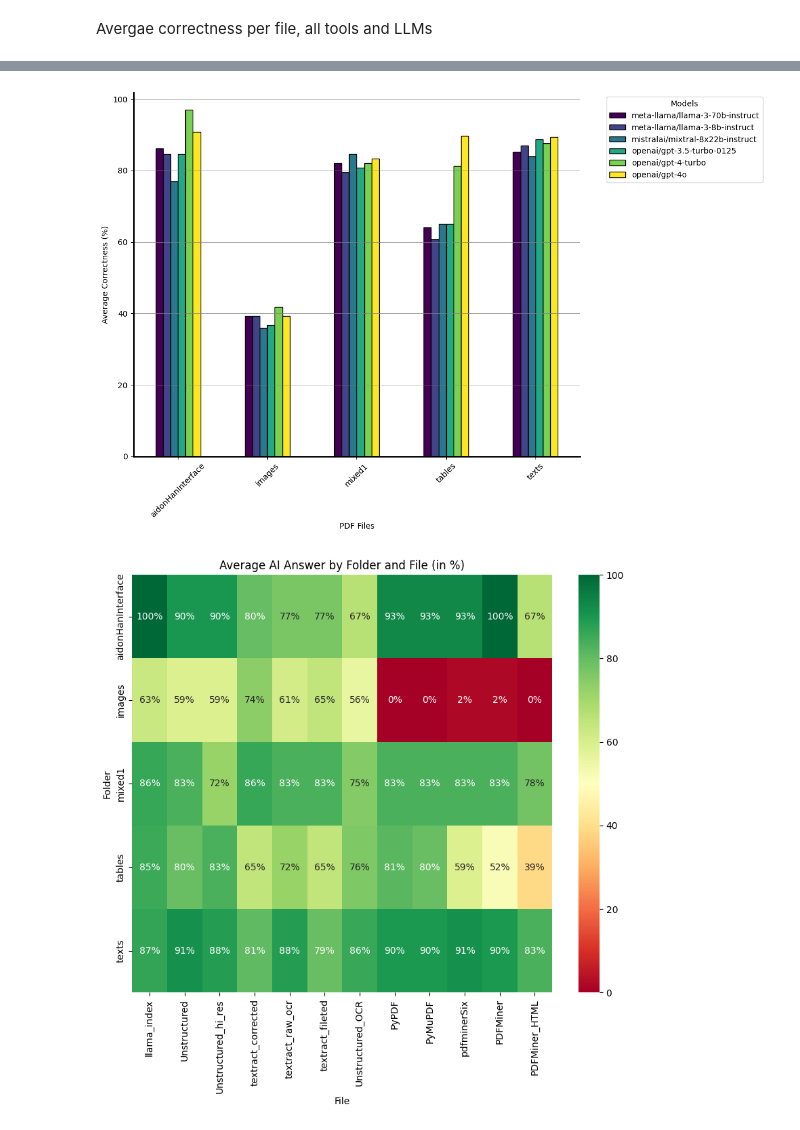
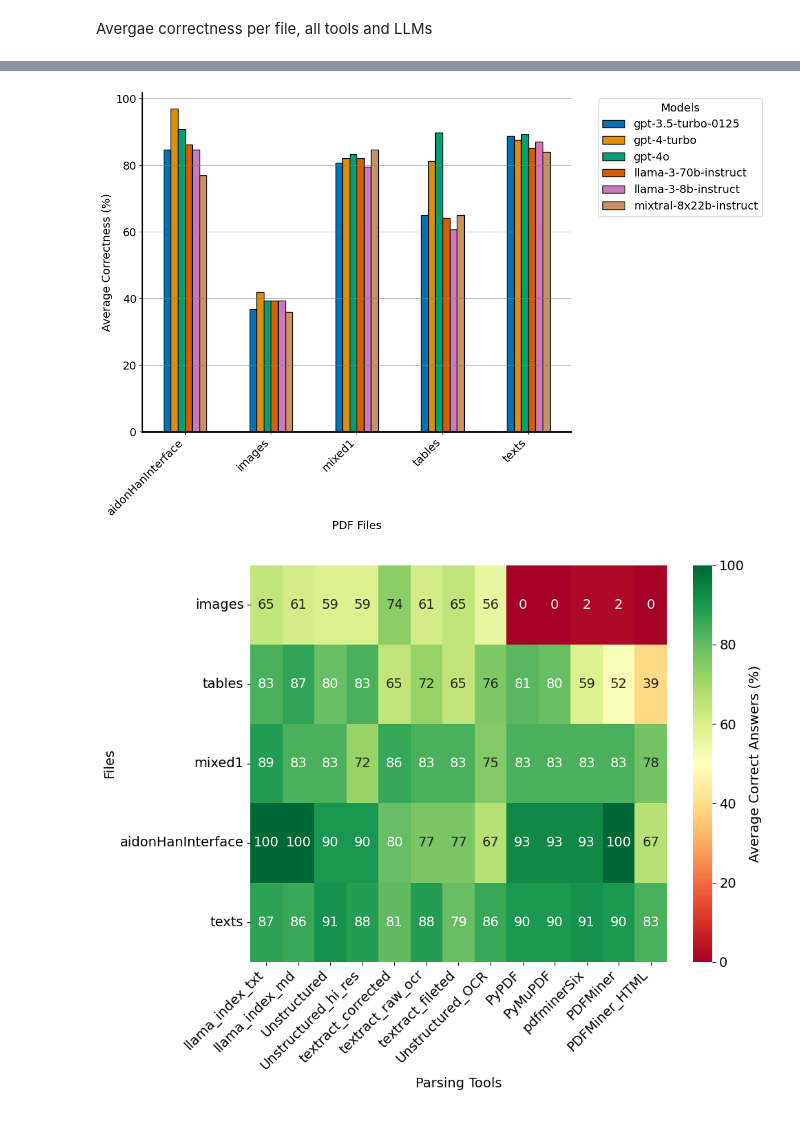
Before and after one commit to per25/PDF-Parsing-Unveiling-the-Most-Effective-Large-Language-Model, a Jupyter notebook: graphmaker.ipynb, the cells around one changed output, grey strips where cells are left out. Drawn from its saved outputs; the diff is of its cells as text; code cells hidden in the pictures.

Commit message:
Update graph

```diff
--- a/graphmaker.ipynb
+++ b/graphmaker.ipynb
@@ -4,7 +4,7 @@ import matplotlib.pyplot as plt
 import seaborn as sns
 # %%
 # Load an Excel file
-file_path = 'res_test_with_ai.xlsx'  # Change this to the path of your Excel file
+file_path = 'modified_res_test_with_ai.xlsx'  # Change this to the path of your Excel file
 data = pd.read_excel(file_path, header=0)
 # %%
 # Display the first few rows of the data
@@ -166,10 +247,19 @@ plt.show()
 grouped_data = data.groupby(['Model', 'Folder'])['AI Answer'].mean() * 100
 # This unstacks the 'File' level of the index to columns, useful for certain types of visualizations
 grouped_data = grouped_data.unstack('Model')
+sns.set_palette("colorblind")
 
+plt.rcParams.update({
+    'axes.titlesize': 16,
+    'axes.labelsize': 14,
+    'xtick.labelsize': 14,
+    'ytick.labelsize': 14,
+    'legend.fontsize': 14,
+    'legend.title_fontsize': 14
+})
 # Plotting the average correctness for each tool and model using a vertical bar chart
 fig, ax = plt.subplots(figsize=(12, 8))
-grouped_data.plot(kind='bar', ax=ax, colormap='viridis', edgecolor='black')
+grouped_data.plot(kind='bar', ax=ax, edgecolor='black')
 
 # ax.set_title('Average Correctness per LLM and Parsing Tool')
 ax.set_ylabel('Average Correctness (%)')
@@ -185,7 +275,7 @@ ax.spines['bottom'].set_linewidth(2)
 # Adding grid lines to the background for better readability
 ax.grid(True, which='both', linestyle='-', linewidth=0.5, color='gray', axis='y')  # Grid lines along the y-axis
 
-plt.xticks(rotation=45)
+plt.xticks(rotation=45, ha='right')
 plt.tight_layout()
 
 # Saving the plot as a PDF file
@@ -193,32 +283,51 @@ plt.savefig('Average_Correctness_per_LLM_and_files_stacked.pdf', format='pdf')
 
 plt.show()
 # %% [output]
-[figure, old version]
+[figure, new version]
 # %%
 import seaborn as sns
 
 # Group by folder and file, then calculate the mean of AI Answer
 heatmap_data = data.groupby(['Folder', 'File'])['AI Answer'].mean().unstack()
 
 # Convert to percentage
 heatmap_data_percentage = heatmap_data * 100
 
 # Sort the files based on their average scores from highest to lowest
 sorted_columns = heatmap_data_percentage.mean().sort_values(ascending=False).index
-heatmap_data_percentage_sorted = heatmap_data_percentage[sorted_columns]
+heatmap_data_percentage_sorted_files = heatmap_data_percentage[sorted_columns]
+
+# Sort the folders based on their average scores from highest to lowest
+sorted_rows = heatmap_data_percentage_sorted_files.mean(axis=1).sort_values(ascending=True).index
+heatmap_data_percentage_sorted = heatmap_data_percentage_sorted_files.loc[sorted_rows]
 
 # Create annotations
-annotations = (heatmap_data_percentage_sorted.round(0).astype(int).astype(str) + '%').values
+annotations = (heatmap_data_percentage_sorted.round(0).astype(int).astype(str)).values
 
+# Create annotations
+# annotations = (heatmap_data_percentage_sorted.round(0).astype(int).astype(str)).values
+plt.rcParams.update({
+    'axes.titlesize': 16,
+    'axes.labelsize': 14,
+    'xtick.labelsize': 14,
+    'ytick.labelsize': 14,
+    'legend.fontsize': 14,
+    'legend.title_fontsize': 14
+})
 # Generate the heatmap with custom formatted annotations
 plt.figure(figsize=(10, 8))
-sns.heatmap(heatmap_data_percentage_sorted, annot=annotations, cmap='RdYlGn', fmt="")
-plt.title('Average AI Answer by Folder and File (in %)')
-plt.xlabel('File')
-plt.ylabel('Folder')
+sns.heatmap(heatmap_data_percentage_sorted, annot=annotations, cmap='RdYlGn', fmt="", cbar_kws={'label': 'Average Correct Answers (%)'}, annot_kws={"size": 14})
+plt.xticks(rotation=45, ha='right')
+# plt.title('Average AI Answer by Parsing Tools (in %)')
+plt.xlabel('Parsing Tools')
+plt.ylabel('Files')
+plt.tight_layout()
+
+plt.savefig('Average_Correctness_per_tools_and_files_heatmap.pdf', format='pdf')
+
 plt.show()
 # %% [output]
-[figure, old version]
+[figure, new version]
 # %%
 # Group by folder and file, then calculate the mean of AI Answer
 heatmap_data = data.groupby(['Folder', 'Model'])['AI Answer'].mean().unstack()
```
Also changed, not shown: parts of 23 cells of this notebook.
